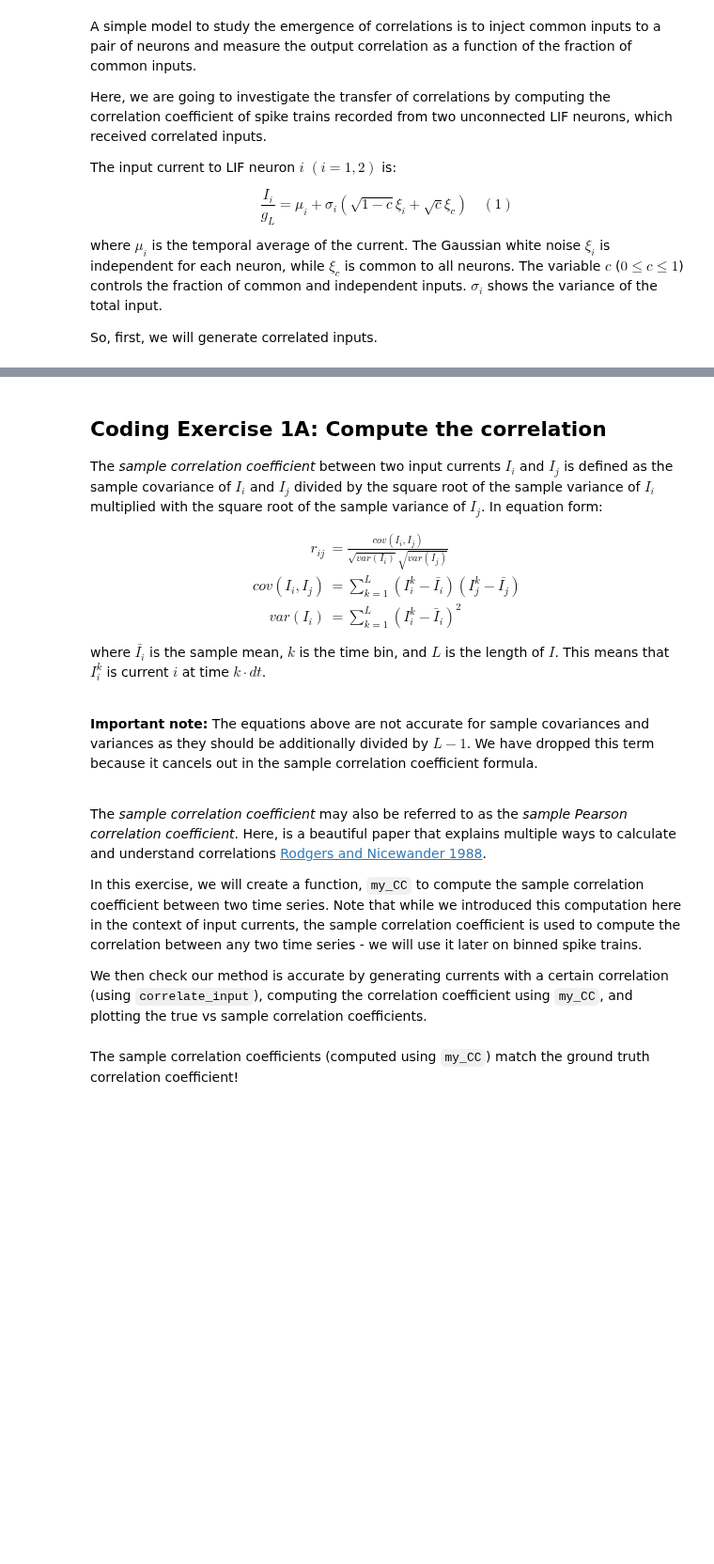
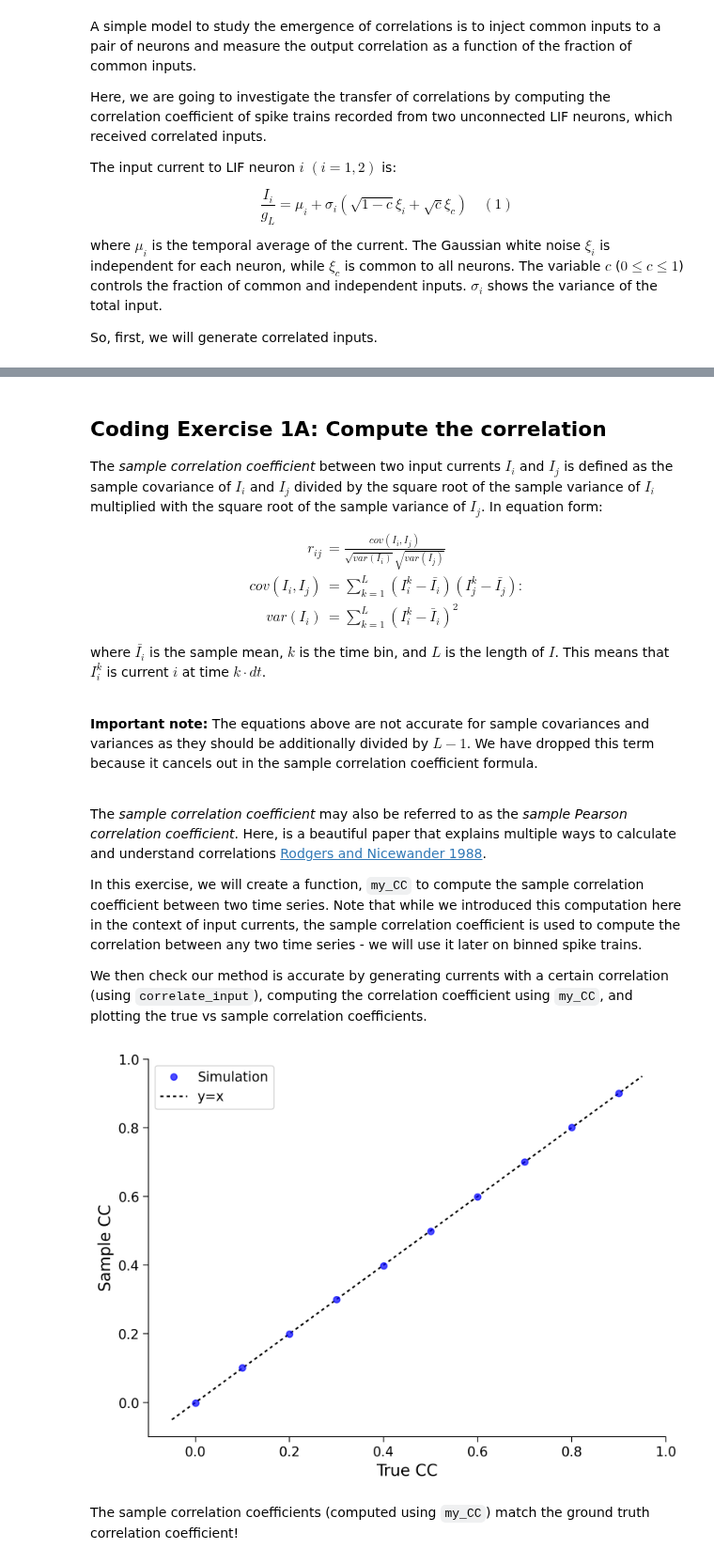
Before and after one commit to EugOT/compneuro, a Jupyter notebook: notebooks/2023-11-26-BiologicalNeuronModels-2.ipynb, the cells around one changed output, grey strips where cells are left out. Shown at 94% size. Drawn from its saved outputs; the diff is of its cells as text; code cells hidden in the pictures; blank space fills up the shorter version.

Commit message:
implement coding exercise 1A

```diff
--- a/notebooks/2023-11-26-BiologicalNeuronModels-2.ipynb
+++ b/notebooks/2023-11-26-BiologicalNeuronModels-2.ipynb
@@ -357,7 +371,7 @@ The _sample correlation coefficient_ between two input currents $I_i$ and $I_j$
 
 \begin{align}
 r_{ij} &= \frac{cov(I_i, I_j)}{\sqrt{var(I_i)} \sqrt{var(I_j)}}\\
-cov(I_i, I_j) &= \sum_{k=1}^L (I_i^k -\bar{I_i})(I_j^k -\bar{I_j}) \\
+cov(I_i, I_j) &= \sum_{k=1}^L (I_i^k -\bar{I_i})(I_j^k -\bar{I_j}): \\
 var(I_i) &= \sum_{k=1}^L (I_i^k -\bar{I}_i)^2
 \end{align}
 
@@ -377,37 +391,40 @@ We then check our method is accurate by generating currents with a certain corre
 # %%
 def my_CC(i, j):
   """
   Args:
     i, j  : two time series with the same length
 
   Returns:
     rij   : correlation coefficient
   """
   ########################################################################
   ## TODO for students: compute rxy, then remove the NotImplementedError #
   # Tip1: array([a1, a2, a3])*array([b1, b2, b3]) = array([a1*b1, a2*b2, a3*b3])
   # Tip2: np.sum(array([a1, a2, a3])) = a1+a2+a3
   # Tip3: square root, np.sqrt()
   # Fill out function and remove
-  raise NotImplementedError("Student exercise: compute the sample correlation coefficient")
   ########################################################################
 
+  mean_i = np.mean(i)
+  mean_j = np.mean(j)
   # Calculate the covariance of i and j
-  cov = ...
+  cov = np.sum(((i - mean_i) * (j - mean_j)))
 
   # Calculate the variance of i
-  var_i = ...
+  var_i = np.sum((i - mean_i) * (i-mean_i))
 
   # Calculate the variance of j
-  var_j = ...
+  var_j = np.sum((j - mean_j) * (j-mean_j))
 
   # Calculate the correlation coefficient
-  rij = ...
+  rij = cov/(np.sqrt(var_i) * np.sqrt(var_j))
 
   return rij
 
 
 example_plot_myCC()
+# %% [output]
+[figure, added]
 # %% [markdown]
 The sample correlation coefficients (computed using `my_CC`) match the ground truth correlation coefficient!
 # %% [markdown]
```
Also changed, not shown: parts of 7 cells of this notebook.
